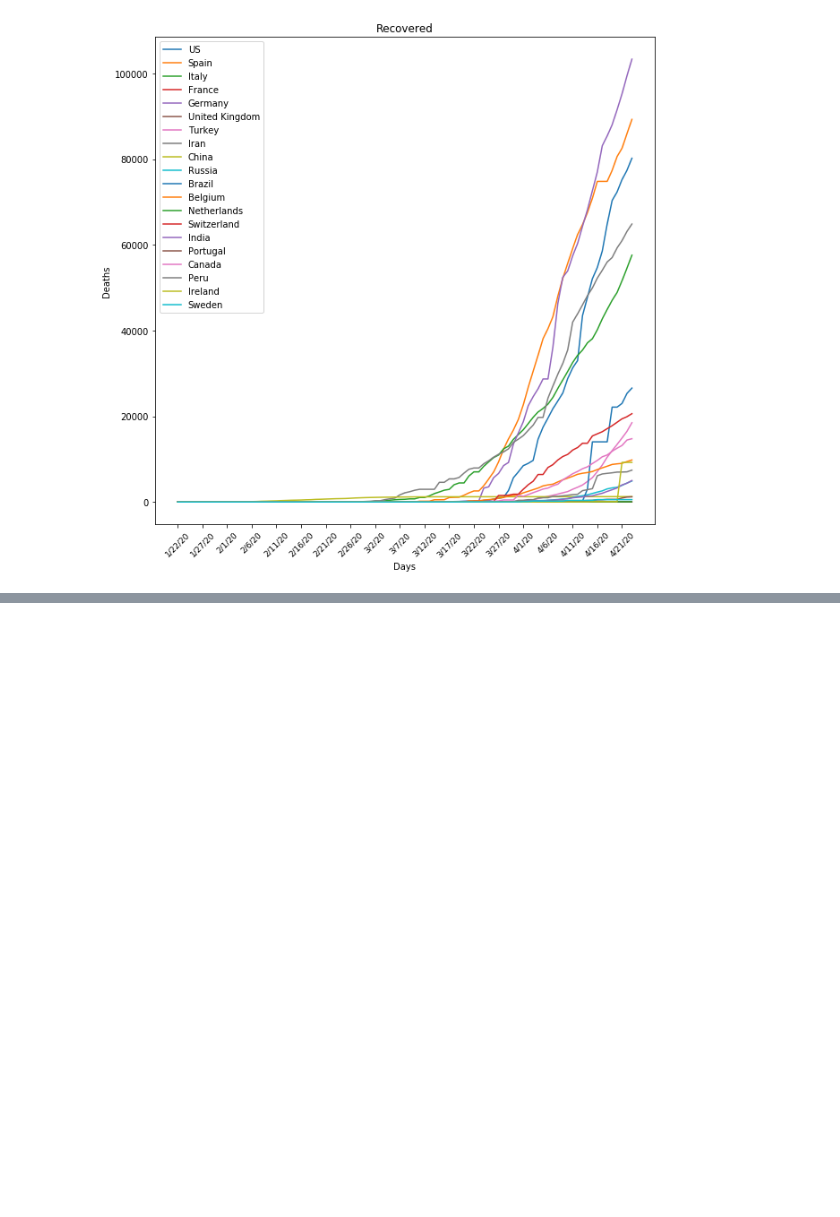
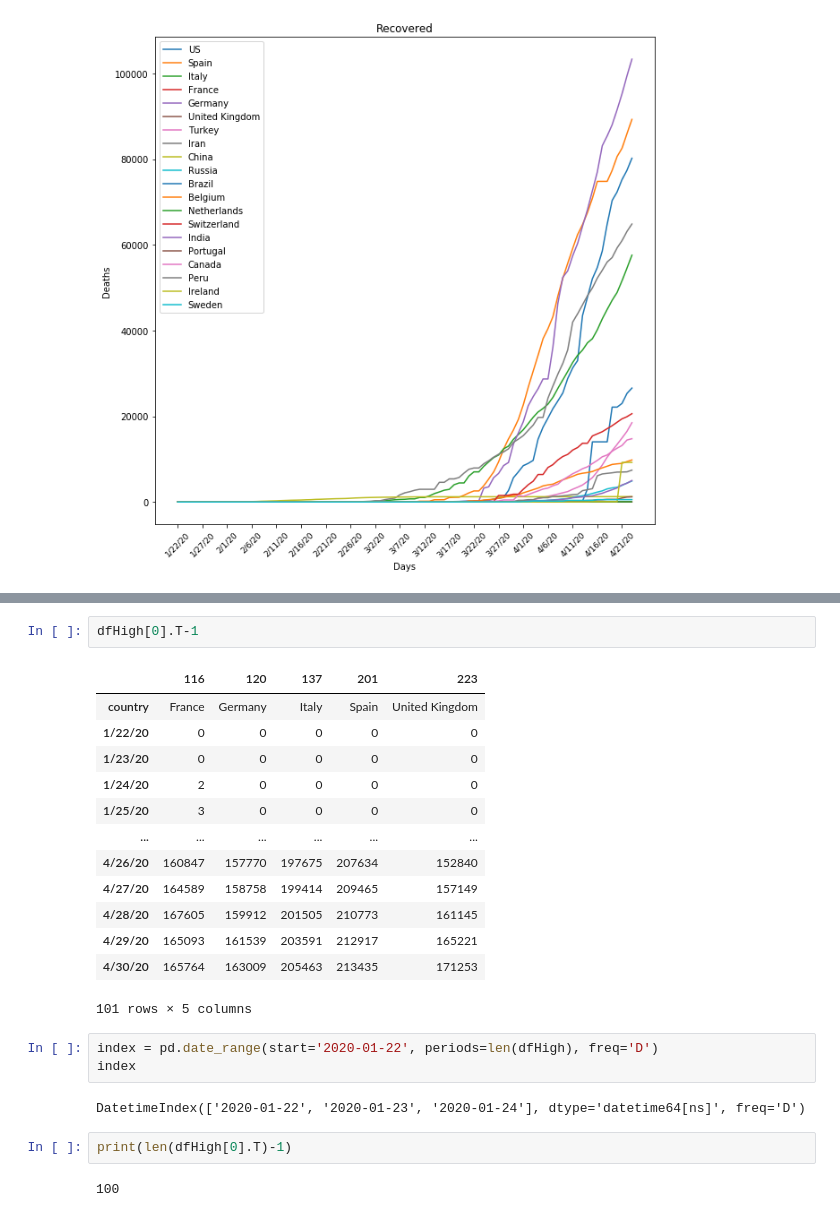
Before and after one commit to zaida-rivai/DMT2020_Group85, a Jupyter notebook: Zaida/John Hopkins.ipynb, the cells around one changed output, grey strips where cells are left out. Cells and saved outputs as stored; diff of their text form; blank space fills up the shorter version.

```diff
--- a/Zaida/John Hopkins.ipynb
+++ b/Zaida/John Hopkins.ipynb
@@ -254,0 +261,25 @@ for i in range(len(datasets)):
+# %%
+dfHigh[0].T-1
+# %% [output]
+|  | 116 | 120 | 137 | 201 | 223 |
+| country | France | Germany | Italy | Spain | United Kingdom |
+| 1/22/20 | 0 | 0 | 0 | 0 | 0 |
+| 1/23/20 | 0 | 0 | 0 | 0 | 0 |
+| 1/24/20 | 2 | 0 | 0 | 0 | 0 |
+| 1/25/20 | 3 | 0 | 0 | 0 | 0 |
+| ... | ... | ... | ... | ... | ... |
+| 4/26/20 | 160847 | 157770 | 197675 | 207634 | 152840 |
+| 4/27/20 | 164589 | 158758 | 199414 | 209465 | 157149 |
+| 4/28/20 | 167605 | 159912 | 201505 | 210773 | 161145 |
+| 4/29/20 | 165093 | 161539 | 203591 | 212917 | 165221 |
+| 4/30/20 | 165764 | 163009 | 205463 | 213435 | 171253 |
+101 rows × 5 columns
+# %%
+index = pd.date_range(start='2020-01-22', periods=len(dfHigh), freq='D')
+index
+# %% [output]
+DatetimeIndex(['2020-01-22', '2020-01-23', '2020-01-24'], dtype='datetime64[ns]', freq='D')
+# %%
+print(len(dfHigh[0].T)-1)
+# %% [output]
+100
```
Also changed, not shown: parts of 29 cells of this notebook, 1 other file.
